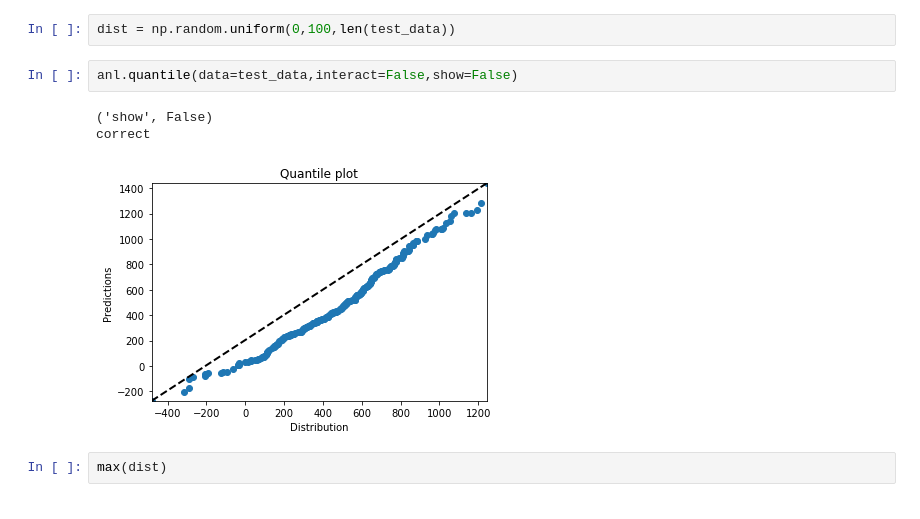
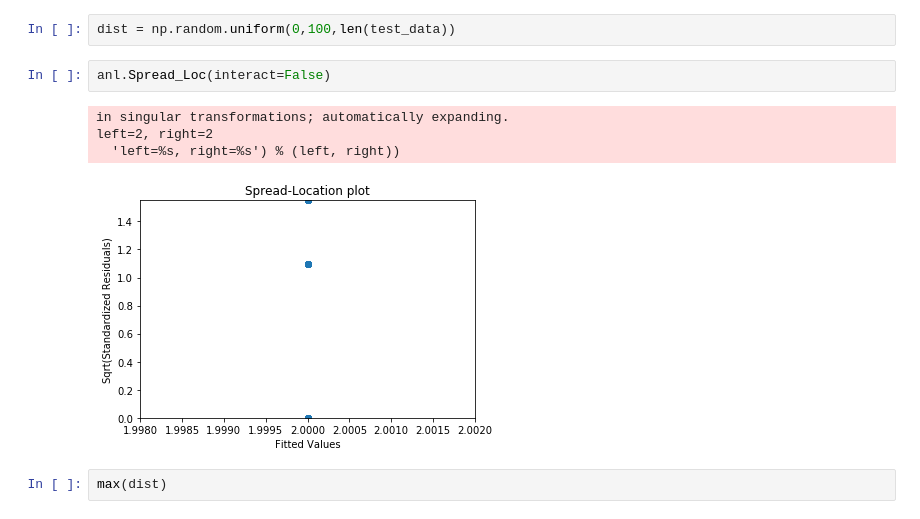
Before and after one commit to wsmorgan/analyzefit, a Jupyter notebook: analyzfit/Iris and Sklearn.ipynb, the cells around one changed output. Cells and saved outputs as stored; diff of their text form.

```diff
--- a/analyzfit/Iris and Sklearn.ipynb
+++ b/analyzfit/Iris and Sklearn.ipynb
@@ -533,11 +533,12 @@ test_data = [-79.1778, 270.527, 196.501, 383.861, 513.393, 42.3732, 176.829,
 # %%
 dist = np.random.uniform(0,100,len(test_data))
 # %%
-anl.quantile(data=test_data,interact=False,show=False)
+anl.Spread_Loc(interact=False)
 # %% [output]
-('show', False)
-correct
+in singular transformations; automatically expanding.
+left=2, right=2
+  'left=%s, right=%s') % (left, right))
-[figure, old version]
+[figure, new version]
 # %%
 max(dist)
 # %% [output]
```
Also changed, not shown: 4 other files.
